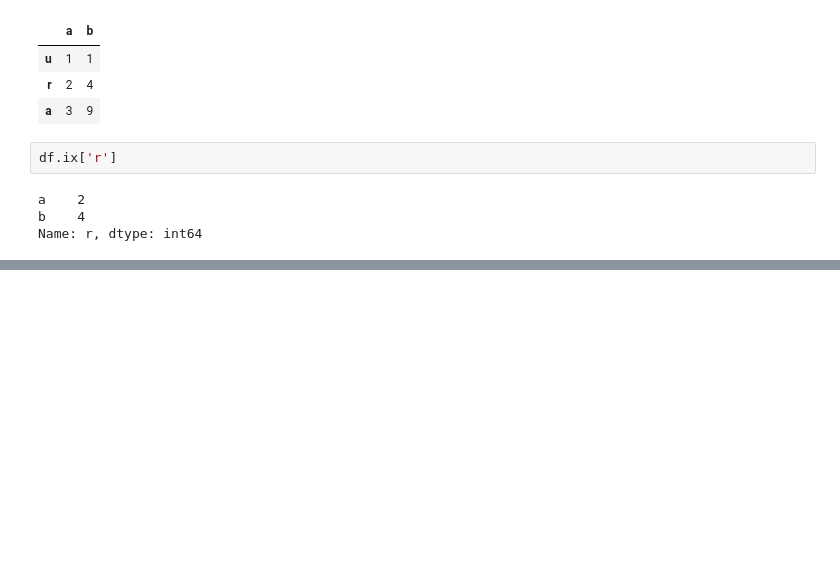
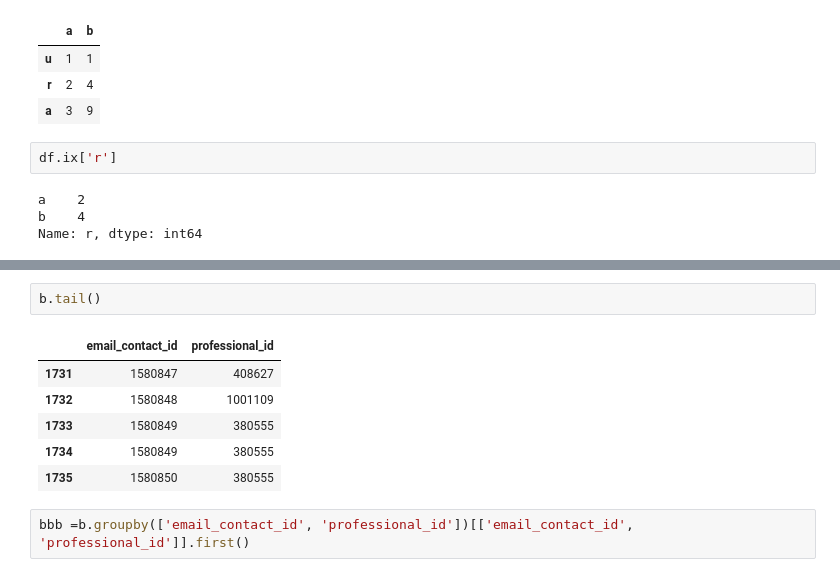
Before and after one commit to Bekbolatov/kaggle, a Jupyter notebook: notebooks/BabyNames.ipynb, the cells around one changed output, grey strips where cells are left out. Drawn from its saved outputs; the diff is of its cells as text; blank space fills up the shorter version.

```diff
--- a/notebooks/BabyNames.ipynb
+++ b/notebooks/BabyNames.ipynb
@@ -118,0 +194,11 @@ Name: r, dtype: int64
+# %%
+b.tail()
+# %% [output]
+|  | email_contact_id | professional_id |
+| 1731 | 1580847 | 408627 |
+| 1732 | 1580848 | 1001109 |
+| 1733 | 1580849 | 380555 |
+| 1734 | 1580849 | 380555 |
+| 1735 | 1580850 | 380555 |
+# %%
+bbb =b.groupby(['email_contact_id', 'professional_id'])[['email_contact_id', 'professional_id']].first()
```
Also changed, not shown: parts of 12 cells of this notebook, 20 other files.
